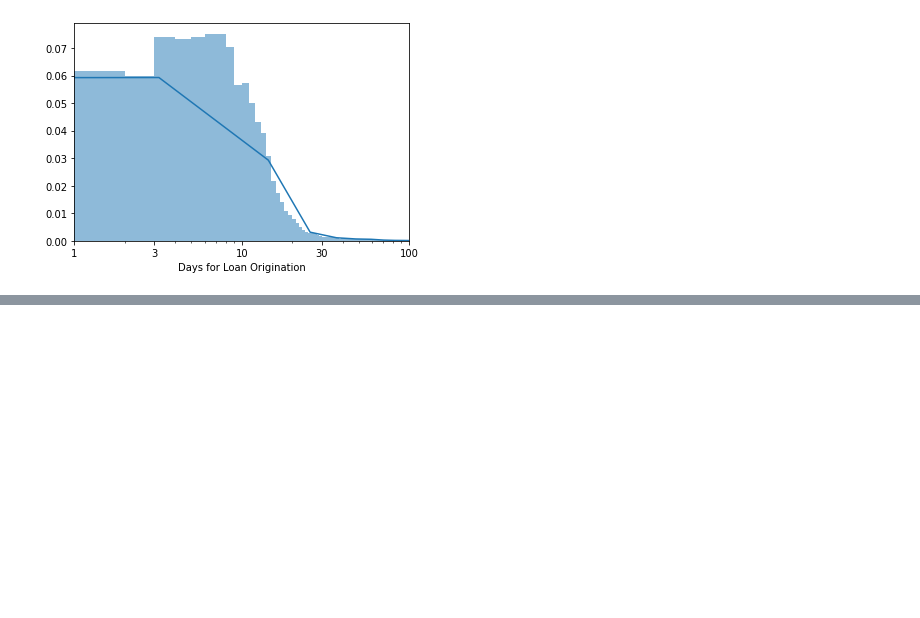
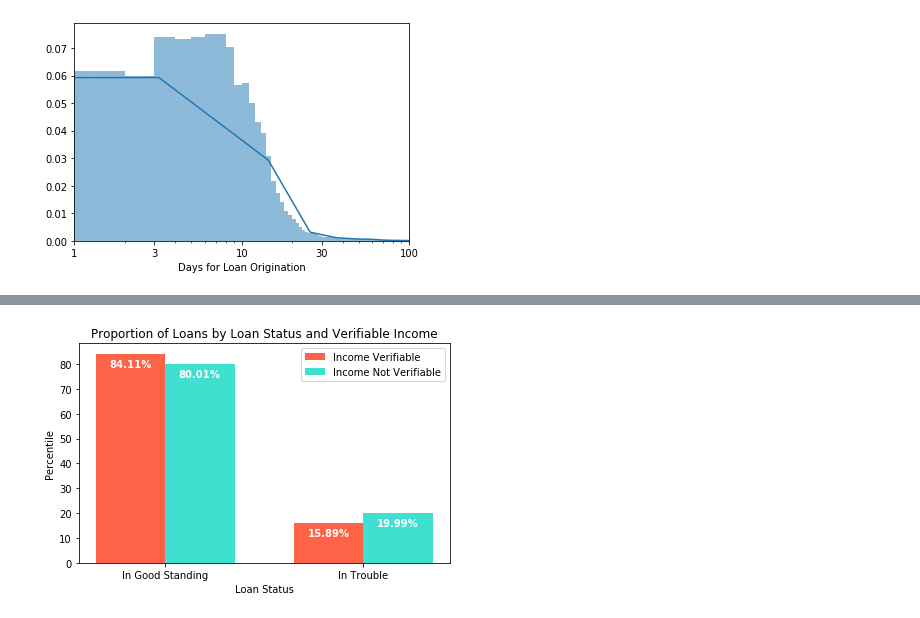
Before and after one commit to Dee-Dua/prosper-loans, a Jupyter notebook: exploration_template.ipynb, the cells around one changed output, grey strips where cells are left out. Drawn from its saved outputs; the diff is of its cells as text; code cells hidden in the pictures; blank space fills up the shorter version.

```diff
--- a/exploration_template.ipynb
+++ b/exploration_template.ipynb
@@ -356,0 +418,4 @@ plt.show()
+# %%
+df['loan_status_cond'] = 'In Trouble'
+df.loc[(df['LoanStatus'].isin(['Current', 'FinalPaymentInProgress', 'Completed'])), 'loan_status_cond'] = 'In Good Standing'
+df.head()
@@ -356,0 +429,44 @@ plt.show()
+# %%
+ver_inc_true_total = df[df['IncomeVerifiable'] == True]['loan_status_cond'].count()
+ver_inc_false_total = df[df['IncomeVerifiable'] == False]['loan_status_cond'].count()
+# %%
+# Plotting the proportion of loans for various Loan Statuses based on the Income Verifiable flag.
+s1 = pd.Series(df[df['IncomeVerifiable'] == True]['loan_status_cond'].value_counts()/ver_inc_true_total, name='s1')
+s2 = pd.Series(df[df['IncomeVerifiable'] == False]['loan_status_cond'].value_counts()/ver_inc_false_total, name='s2')
+#d1 = pd.DataFrame({'loan_status_cond': s1.index, 'proportion': s1.values, 'IncomeVerifiable': 'True'})
+#d2 = pd.DataFrame({'loan_status_cond': s2.index, 'proportion': s2.values, 'IncomeVerifiable': 'False'})
+#df_loan_sts = d1.append(d2, ignore_index=True)
+#df_loan_sts.head()
+# %%
+x = np.arange(len(s1.index))  # the label locations
+width = 0.35  # the width of the bars
+
+fig, ax = plt.subplots();
+rects1 = ax.bar(x - width/2, s1.values*100, width, label='Income Verifiable', color='tomato');
+rects2 = ax.bar(x + width/2, s2.values*100, width, label='Income Not Verifiable', color='turquoise');
+
+ax.set_ylabel('Percentile')
+ax.set_title('Proportion of Loans by Loan Status and Verifiable Income')
+ax.set_xticks(x)
+ax.set_xticklabels(s1.index)
+ax.set_xlabel('Loan Status')
+ax.legend();
+
+def autolabel(rects):
+    for rect in rects:
+        height = rect.get_height()
+        ax.annotate('{:0.2f}%'.format(height),
+                    xy=(rect.get_x() + rect.get_width() / 2, height),
+                    xytext=(0, -15),  # 3 points vertical offset
+                    textcoords="offset points", color='white', fontweight='bold',
+                    ha='center', va='bottom')
+
+
+autolabel(rects1)
+autolabel(rects2)
+
+fig.tight_layout()
+
+plt.show()
+# %% [output]
+[figure, added]
```
Also changed, not shown: parts of 19 cells of this notebook.
